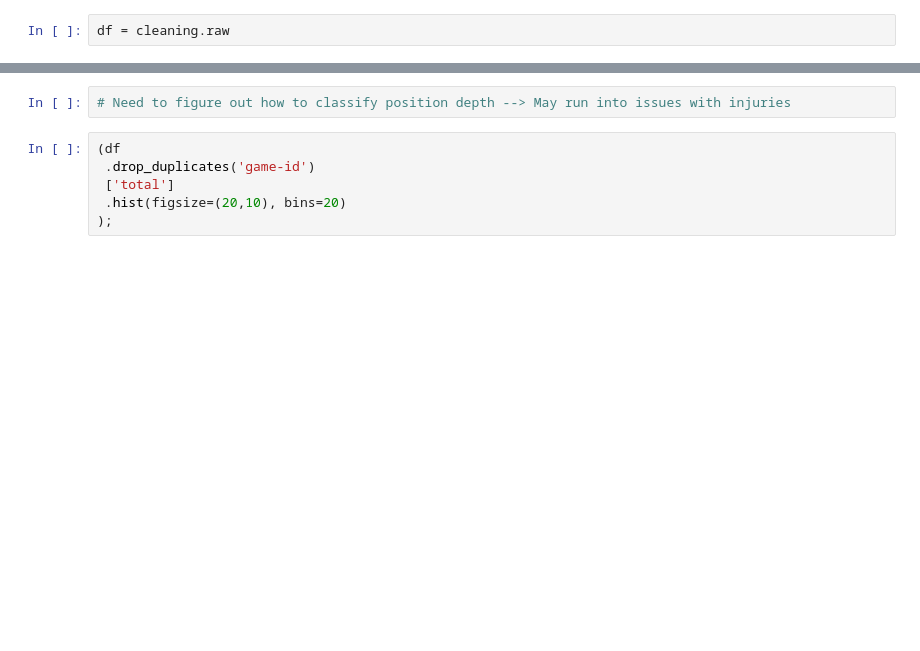
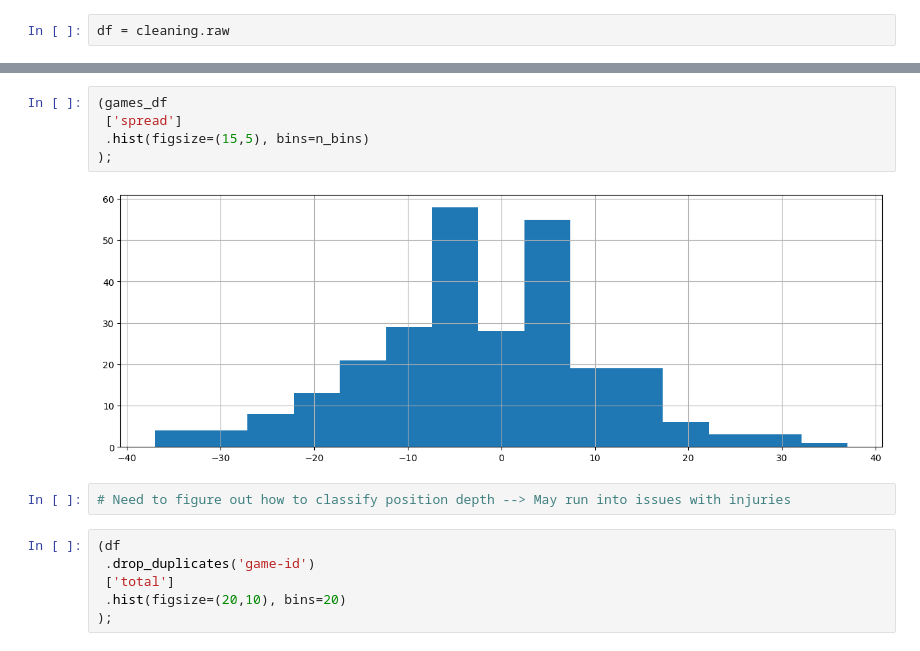
Before and after one commit to jackdegen/nfl-boxscores, a Jupyter notebook: src/interactive.ipynb, the cells around one changed output, grey strips where cells are left out. Drawn from its saved outputs; the diff is of its cells as text; blank space fills up the shorter version.

```diff
--- a/src/interactive.ipynb
+++ b/src/interactive.ipynb
@@ -45,3 +80,10 @@ df
+# %%
+(games_df
+ ['spread']
+ .hist(figsize=(15,5), bins=n_bins)
+);
+# %% [output]
+[figure, added]
 # %%
 # Need to figure out how to classify position depth --> May run into issues with injuries
 # %%
```
Also changed, not shown: parts of 13 cells of this notebook, 3 other files.
